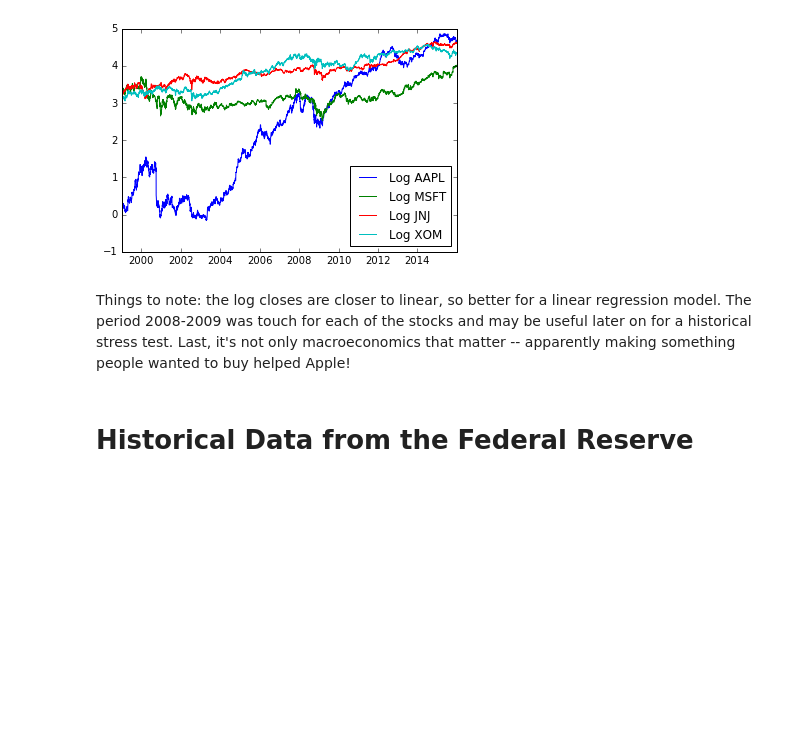
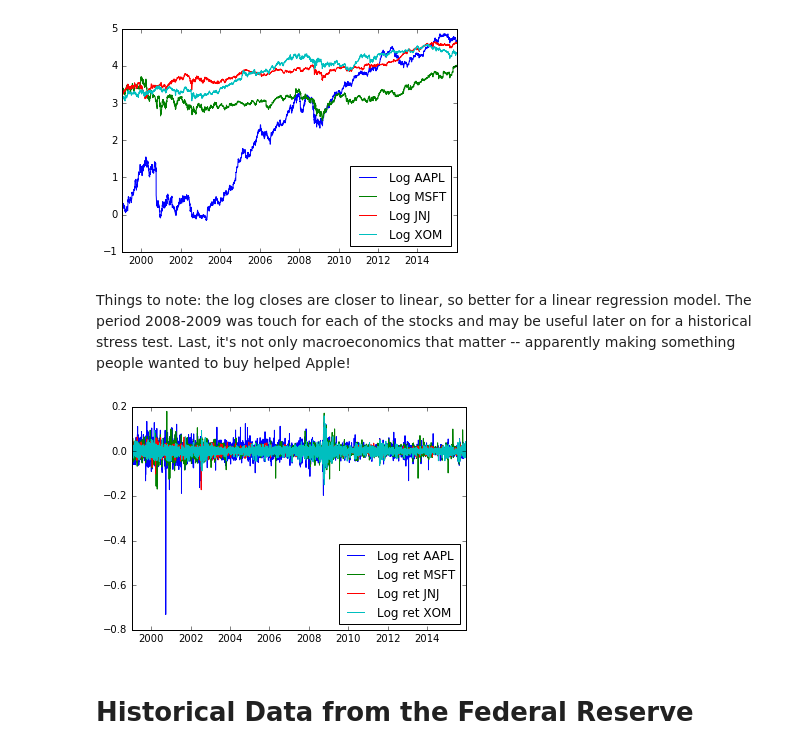
Before and after one commit to kaitai/stress-testing-with-jupyter, a Jupyter notebook: Playing with financial data and Python 3.ipynb, the cells around one changed output. Cells and saved outputs as stored; diff of their text form; code cells hidden in the pictures; blank space fills up the shorter version.

```diff
--- a/Playing with financial data and Python 3.ipynb
+++ b/Playing with financial data and Python 3.ipynb
@@ -87,6 +90,14 @@ plt.legend(loc=4);
 [figure]
 # %% [markdown]
 Things to note: the log closes are closer to linear, so better for a linear regression model. The period 2008-2009 was touch for each of the stocks and may be useful later on for a historical stress test. Last, it's not only macroeconomics that matter -- apparently making something people wanted to buy helped Apple!
+# %%
+plt.plot(np.log(aapl['Adj Close']/aapl['Adj Close'].shift(1)), label='Log ret AAPL');
+plt.plot(np.log(msft['Adj Close']/msft['Adj Close'].shift(1)), label = 'Log ret MSFT');
+plt.plot(np.log(jnj['Adj Close']/jnj['Adj Close'].shift(1)), label = 'Log ret JNJ');
+plt.plot(np.log(xom['Adj Close']/xom['Adj Close'].shift(1)), label = 'Log ret XOM');
+plt.legend(loc=4);
+# %% [output]
+[figure, added]
 # %% [markdown]
 # Historical Data from the Federal Reserve
 # %%
```
Also changed, not shown: parts of 27 cells of this notebook.
